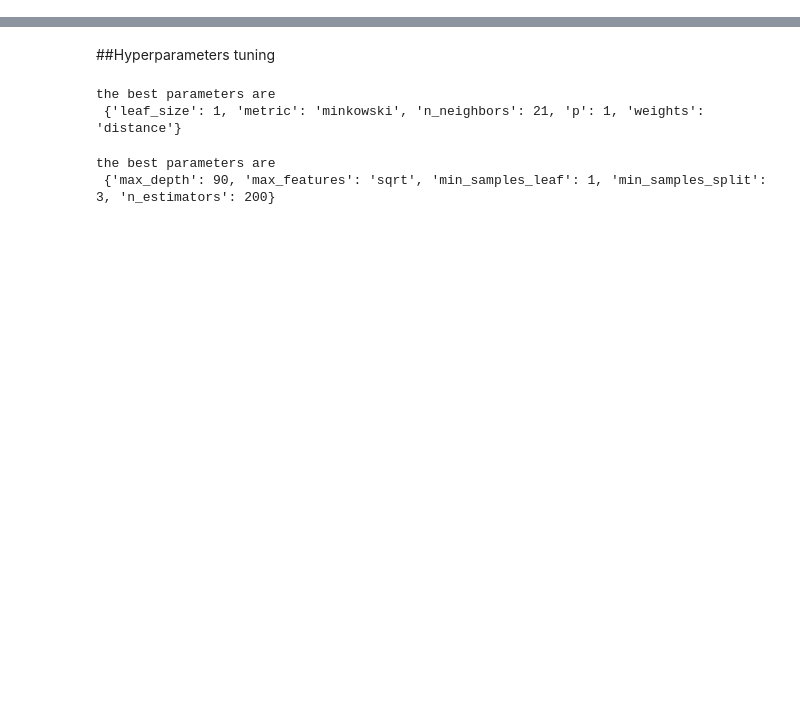
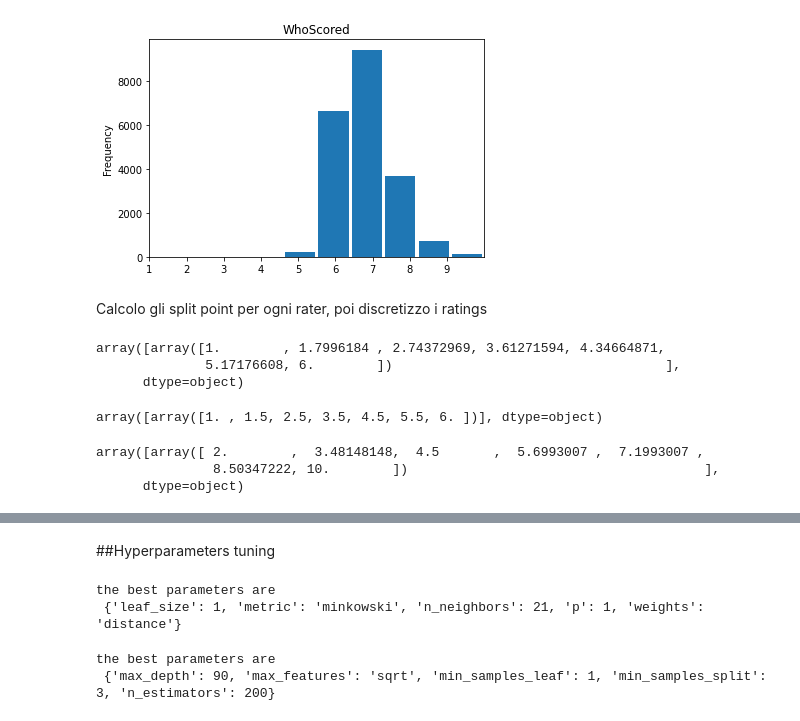
Before and after one commit to giuseppemartino26/S-Ratings, a Jupyter notebook: notebook/analysis.ipynb, the cells around one changed output, grey strips where cells are left out. Cells and saved outputs as stored; diff of their text form; code cells hidden in the pictures; blank space fills up the shorter version.

```diff
--- a/notebook/analysis.ipynb
+++ b/notebook/analysis.ipynb
@@ -114,3 +99,78 @@ df_merged.loc[df_merged.original_rating == 'i', 'original_rating'] = 1.5
 df_merged.loc[df_merged.original_rating == 'l', 'original_rating'] = 1
 # %%
 df_merged = df_merged.assign(rating=pd.Series(np.random.randn(49700)).values)
+# %%
+#creo dataset uno per ogni rater
+df_kicker = df_merged[df_merged.rater == 'Kicker']
+df_kicker = df_kicker.reset_index()
+
+df_bild = df_merged[df_merged.rater == 'Bild']
+df_bild = df_bild.reset_index()
+
+df_h_10 = df_merged[(df_merged.rater == 'TheGuardian') | (df_merged.rater == 'SkySports')]
+df_h_10 = df_h_10.reset_index()
+
+df_nh = df_merged[(df_merged.rater == 'WhoScored') | (df_merged.rater == 'SofaScore')]
+df_nh = df_nh.reset_index()
+
+df_guardian = df_merged[(df_merged.rater == 'TheGuardian')]
+df_ss = df_merged[(df_merged.rater == 'SkySports')]
+df_sofa = df_merged[(df_merged.rater == 'SofaScore')]
+df_wsc = df_merged[(df_merged.rater == 'WhoScored')]
+# %%
+
+df_wsc.original_rating.plot.hist(bins=10, title = 'WhoScored', rwidth=0.9, range=[1,10])
+
+plt.xlim([1, 10])
+plt.xticks(np.arange(1, 10, 1))
+
+plt.show()
+# %% [output]
+[figure, added]
+# %% [markdown]
+Calcolo gli split point per ogni rater, poi discretizzo i ratings
+# %%
+#KICKER
+vect_k = df_kicker.original_rating
+vect_k = np.array(vect_k)
+vect_k = vect_k.reshape(-1,1)
+
+trans = KBinsDiscretizer(n_bins= 6, encode='ordinal', strategy='kmeans')
+vect_k = trans.fit_transform(vect_k)
+
+trans.bin_edges_
+# %% [output]
+array([array([1.        , 1.7996184 , 2.74372969, 3.61271594, 4.34664871,
+              5.17176608, 6.        ])                                   ],
+      dtype=object)
+# %%
+#BILD
+#prendo la serie (colonna original_rating di df_bild)
+vect_b = df_bild.original_rating
+#trasformo in array
+vect_b = np.array(vect_b)
+#array deve essere nella forma n x 1
+vect_b = vect_b.reshape(-1,1)
+
+#applico la discretizzazione sull'array
+trans = KBinsDiscretizer(n_bins= 6, encode='ordinal', strategy='kmeans')
+vect_b = trans.fit_transform(vect_b)
+
+trans.bin_edges_
+# %% [output]
+array([array([1. , 1.5, 2.5, 3.5, 4.5, 5.5, 6. ])], dtype=object)
+# %%
+#SkySports e TheGuardian
+
+vect_h10 = df_h_10.original_rating
+vect_h10 = np.array(vect_h10)
+vect_h10 = vect_h10.reshape(-1,1)
+
+trans = KBinsDiscretizer(n_bins= 6, encode='ordinal', strategy='kmeans')
+vect_h10 = trans.fit_transform(vect_h10)
+
+trans.bin_edges_
+# %% [output]
+array([array([ 2.        ,  3.48148148,  4.5       ,  5.6993007 ,  7.1993007 ,
+               8.50347222, 10.        ])                                      ],
+      dtype=object)
```
Also changed, not shown: parts of 58 cells of this notebook, 6 other files.
